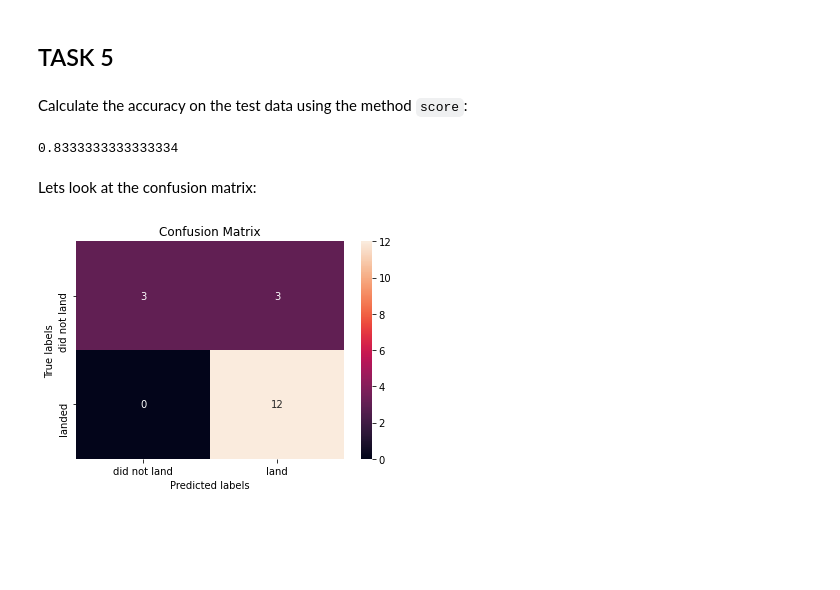
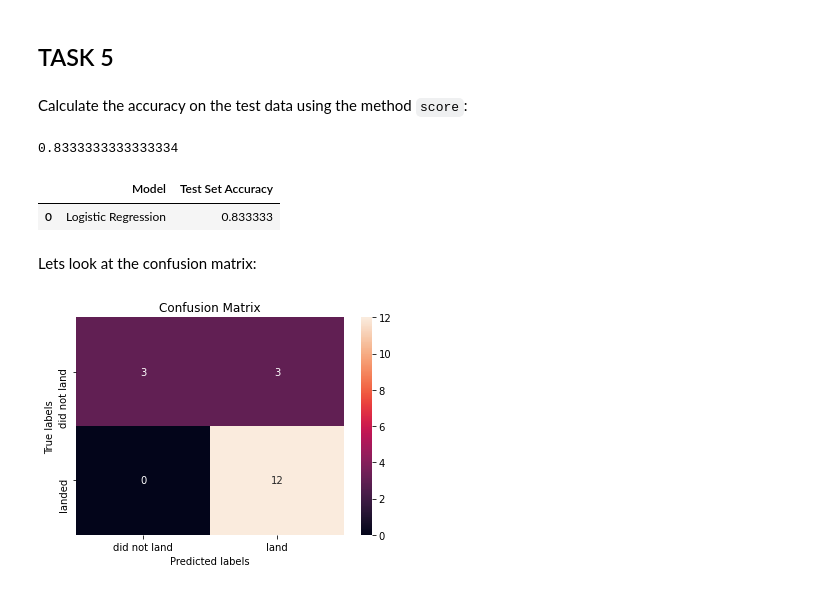
Before and after one commit to alexanderkim11/Coursera_IBM_Capstone, a Jupyter notebook: ML.ipynb, the cells around one changed output. Drawn from its saved outputs; the diff is of its cells as text; code cells hidden in the pictures; blank space fills up the shorter version.

```diff
--- a/ML.ipynb
+++ b/ML.ipynb
@@ -161,3 +161,6 @@ we can see we only have 18 test samples.
 Y_test.shape
 # %% [output]
 (18,)
+# %%
+results_df = pd.DataFrame(columns = ["Model", "Test Set Accuracy"])
+results_df
@@ -190,10 +195,17 @@ accuracy : 0.8464285714285713
 ## TASK  5
 # %% [markdown]
 Calculate the accuracy on the test data using the method <code>score</code>:
-# %%
-logreg_cv.score(X_test,Y_test)
-# %% [output]
-0.8333333333333334
+# %%
+x = logreg_cv.score(X_test,Y_test)
+results_df.loc[len(results_df.index)] = ["Logistic Regression", x]
+x
+# %% [output]
+0.8333333333333334
+# %%
+results_df
+# %% [output]
+|  | Model | Test Set Accuracy |
+| 0 | Logistic Regression | 0.833333 |
 # %% [markdown]
 Lets look at the confusion matrix:
 # %%
```
Also changed, not shown: parts of 14 cells of this notebook, 5 other files.
